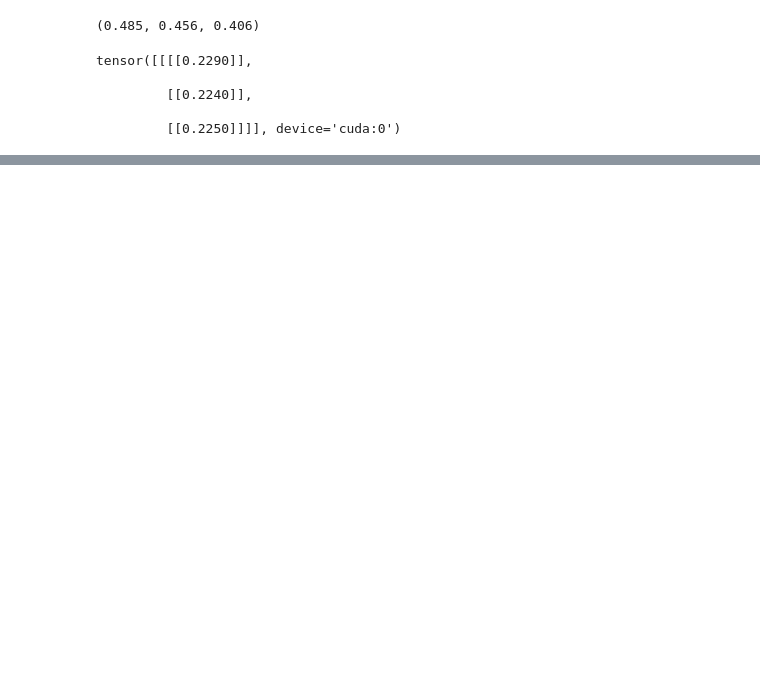
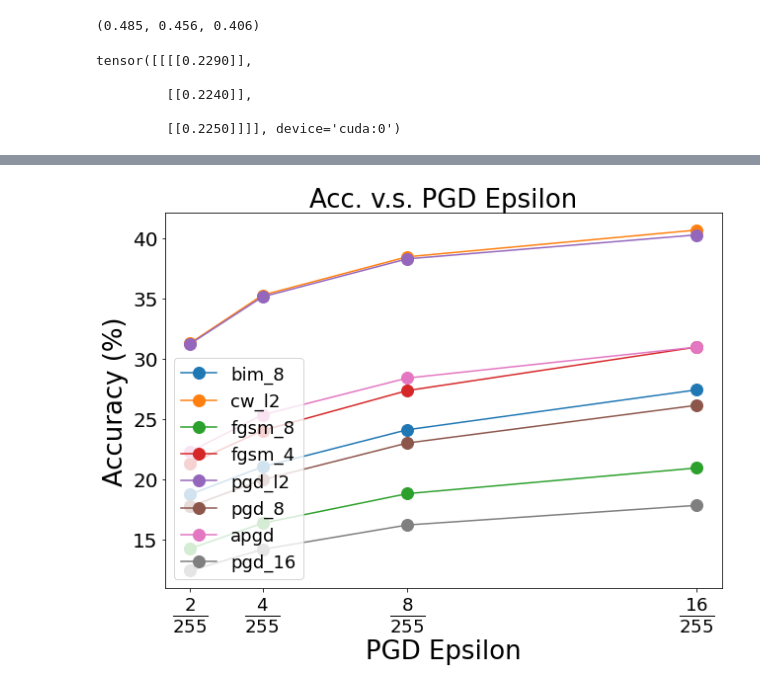
Before and after one commit to yunyuntsai/MAE-Reverse-Adversarial, a Jupyter notebook: ImageNet-Data/Generate_Adverarial_Samples.ipynb, the cells around one changed output, grey strips where cells are left out. Saved outputs shown, nothing was run; the diff lists cells and outputs as text; code cells hidden in the pictures; blank space fills up the shorter version.

```diff
--- a/ImageNet-Data/Generate_Adverarial_Samples.ipynb
+++ b/ImageNet-Data/Generate_Adverarial_Samples.ipynb
@@ -396,0 +565,20 @@ Robust accuracy: 50.69 %
+# %%
+import os
+dirpath = '../output/reconstruct_mae_v2_pretrain_model/epsilon_log'
+epsilon_acc_list =[]
+epsilon_loss_list = []
+filedir = os.listdir(dirpath)
+for f in filedir:
+    print(f)
+    loss2_list = []
+    acc2_list =[]
+    log_path = os.path.join(dirpath, f)
+    with open(log_path) as f:
+        lines = f.readlines()
+        for l in lines:
+#             print(float(l.split(" ")[5].split("%")[0]))
+            print(l.split(","))
+            acc2_list.append(float(l.split(",")[3].split(": ")[1].split("%")[0]))
+            loss2_list.append(float(l.split(",")[2].split(": ")[1]))
+    epsilon_acc_list.append(acc2_list)
+    epsilon_loss_list.append(loss2_list)
@@ -396,0 +625,22 @@ Robust accuracy: 50.69 %
+# %%
+import matplotlib.pyplot as plt
+
+label_list=['bim_8', 'cw_l2', 'fgsm_8', 'fgsm_4', 'pgd_l2', 'pgd_8', 'apgd', 'pgd_16']
+eps_list = [2/255, 4/255, 8/255, 16/255]
+plt.figure(figsize=(9,7))
+plt.grid(False)
+for i in range(len(epsilon_acc_list)):
+    plt.plot(eps_list, epsilon_acc_list[i], '-o', markersize=12, label=label_list[i])
+
+myticks = [r"$\frac{2}{255}$",r"$\frac{4}{255}$",r"$\frac{8}{255}$",r"$\frac{16}{255}$"]
+plt.xticks(eps_list, myticks ,fontsize=26)
+plt.yticks(fontsize=20)
+
+plt.title('Acc. v.s. PGD Epsilon', fontsize=26)
+plt.xlabel('PGD Epsilon', fontsize=26)
+plt.ylabel('Accuracy (%)', fontsize=26)
+plt.legend(fontsize=18, loc='lower left')
+plt.tight_layout()
+plt.savefig('epsilon_vs_acc.png', dpi=400)
+# %% [output]
+[figure, added]
```
Also changed, not shown: parts of 28 cells of this notebook, 21 other files.
